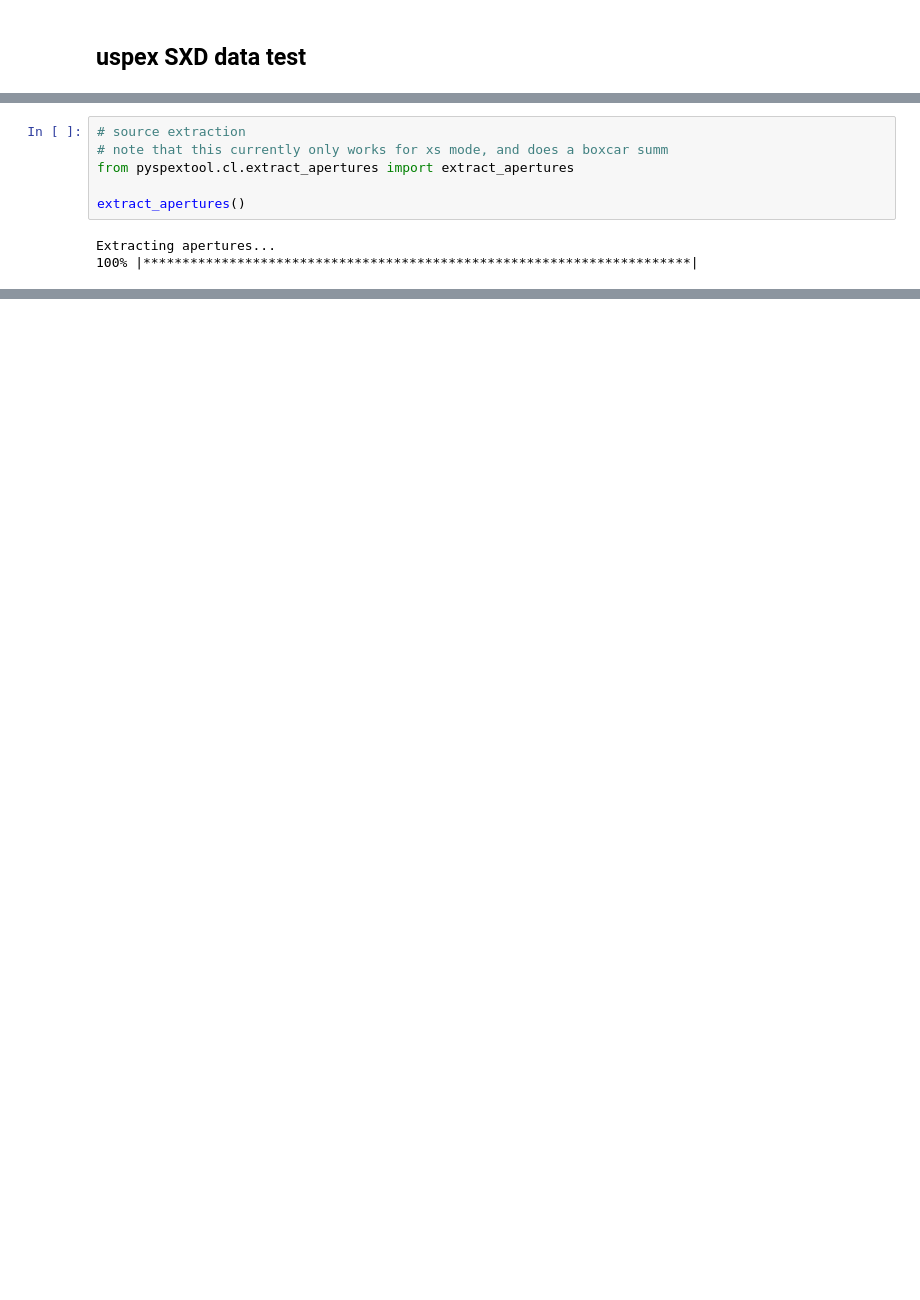
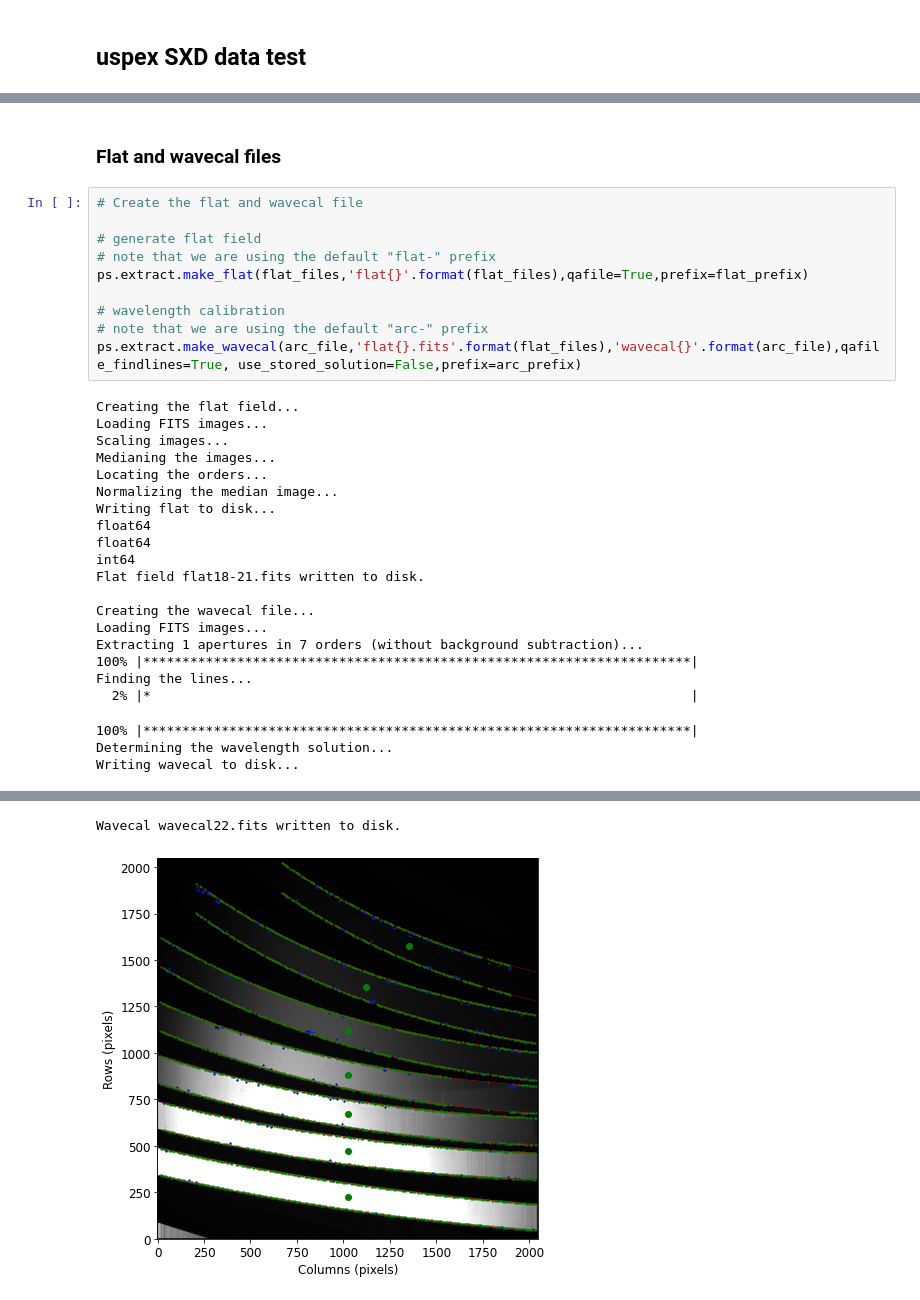
Before and after one commit to pyspextool/pyspextool, a Jupyter notebook: notebooks/batch_testing_adam.ipynb, the cells around one changed output, grey strips where cells are left out. Cells and saved outputs as stored; diff of their text form; blank space fills up the shorter version.

```diff
--- a/notebooks/batch_testing_adam.ipynb
+++ b/notebooks/batch_testing_adam.ipynb
@@ -206,9 +144,34 @@ Collecting plotting data...
-# %%
-# source extraction
-# note that this currently only works for xs mode, and does a boxcar summ
-from pyspextool.cl.extract_apertures import extract_apertures
-
-extract_apertures()
-# %% [output]
-Extracting apertures...
-100% |**********************************************************************|
+# %% [markdown]
+### Flat and wavecal files
+# %%
+# Create the flat and wavecal file
+
+# generate flat field
+# note that we are using the default "flat-" prefix
+ps.extract.make_flat(flat_files,'flat{}'.format(flat_files),qafile=True,prefix=flat_prefix)
+
+# wavelength calibration
+# note that we are using the default "arc-" prefix
+ps.extract.make_wavecal(arc_file,'flat{}.fits'.format(flat_files),'wavecal{}'.format(arc_file),qafile_findlines=True, use_stored_solution=False,prefix=arc_prefix)
+# %% [output]
+Creating the flat field...
+Loading FITS images...
+Scaling images...
+Medianing the images...
+Locating the orders...
+Normalizing the median image...
+Writing flat to disk...
+float64
+float64
+int64
+Flat field flat18-21.fits written to disk.
+
+Creating the wavecal file...
+Loading FITS images...
+Extracting 1 apertures in 7 orders (without background subtraction)...
+100% |**********************************************************************|
+Finding the lines...
+  2% |*                                                                     |
+100% |**********************************************************************|
+Determining the wavelength solution...
+Writing wavecal to disk...
@@ -214,0 +179,2 @@ Extracting apertures...
+Wavecal wavecal22.fits written to disk.
+[figure, added]
```
Also changed, not shown: parts of 28 cells of this notebook, 8 other files.
